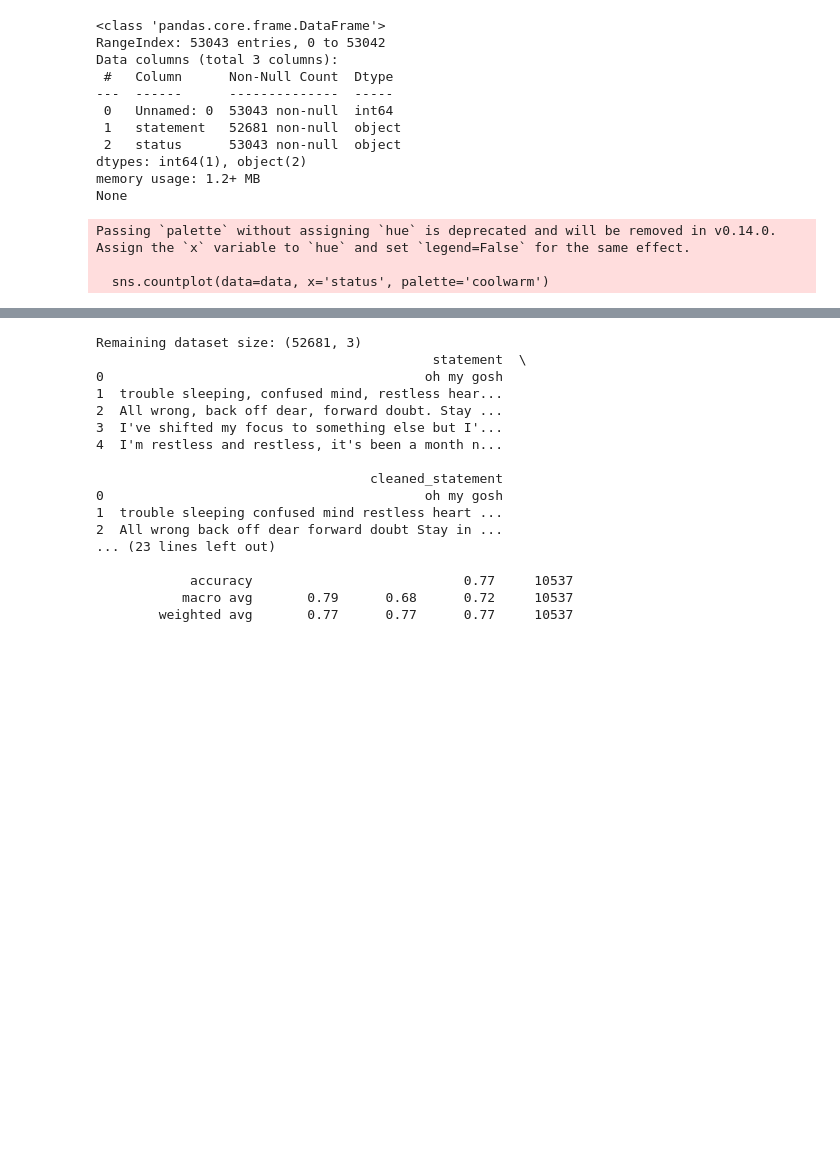
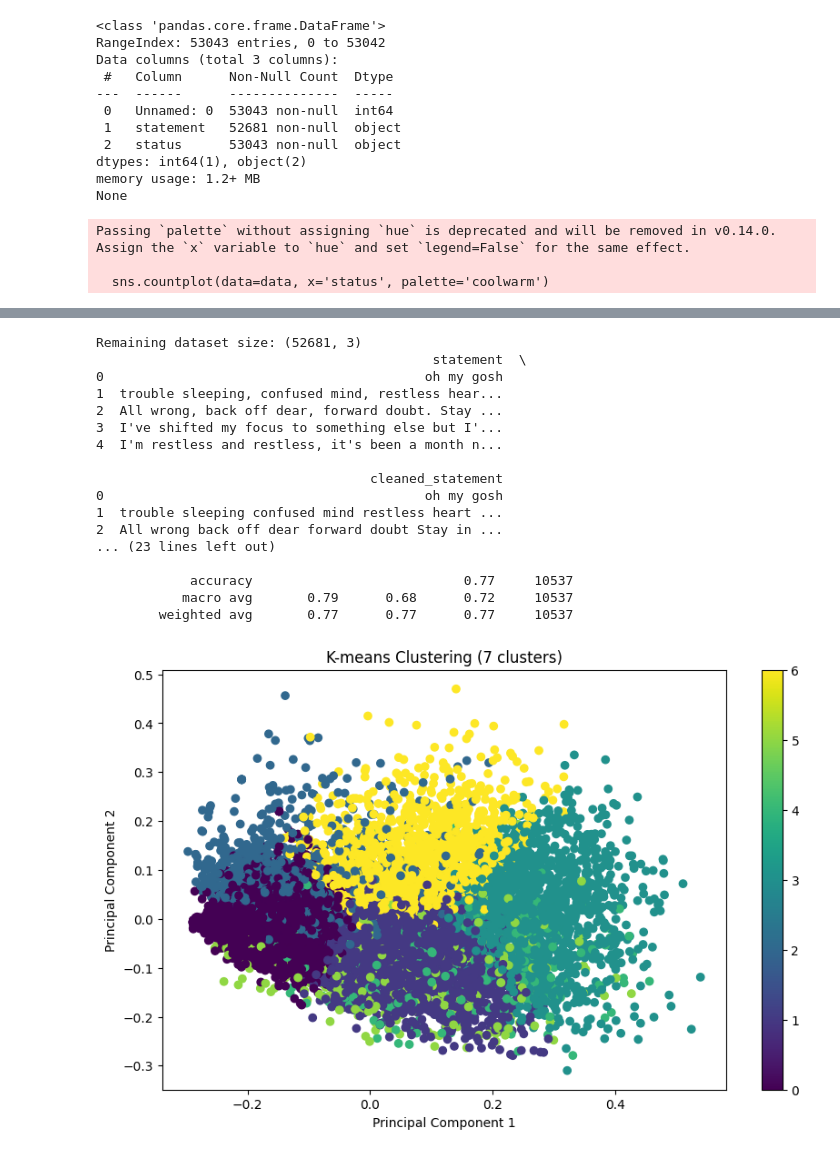
Before and after one commit to xebelge/mental-health-classification-project, a Jupyter notebook: mental-health-classification.ipynb, the cells around one changed output, grey strips where cells are left out. Drawn from its saved outputs; the diff is of its cells as text; code cells hidden in the pictures; blank space fills up the shorter version.

```diff
--- a/mental-health-classification.ipynb
+++ b/mental-health-classification.ipynb
@@ -11,6 +11,8 @@ from sklearn.feature_extraction.text import TfidfVectorizer
 from sklearn.model_selection import train_test_split
 from sklearn.linear_model import LogisticRegression
 from sklearn.metrics import classification_report, confusion_matrix
+from sklearn.cluster import KMeans
+from sklearn.decomposition import PCA
 
 # Load the dataset
 data = pd.read_csv('Combined Data.csv')
@@ -76,36 +78,60 @@ print(confusion_matrix(y_test, y_pred))
 
 print("\nClassification Report:")
 print(classification_report(y_test, y_pred))
+
+# ----- Unsupervised Learning (K-means Clustering) -----
+
+# K-means clustering (k=7 because we have 7 mental health statuses)
+kmeans = KMeans(n_clusters=7, n_init=10, random_state=42)
+
+# Fit the K-means model on the training data
+kmeans.fit(X_train)
+
+# Predict clusters on the test set
+clusters = kmeans.predict(X_test)
+
+# Visualizing clusters using PCA (Principal Component Analysis) for 2D projection
+pca = PCA(n_components=2)
+X_test_pca = pca.fit_transform(X_test)
+
+plt.figure(figsize=(10, 6))
+plt.scatter(X_test_pca[:, 0], X_test_pca[:, 1], c=clusters, cmap='viridis', marker='o')
+plt.title('K-means Clustering (7 clusters)')
+plt.xlabel('Principal Component 1')
+plt.ylabel('Principal Component 2')
+plt.colorbar()
+plt.show()
 # %% [output]
 <class 'pandas.core.frame.DataFrame'>
 RangeIndex: 53043 entries, 0 to 53042
 Data columns (total 3 columns):
  #   Column      Non-Null Count  Dtype
 ---  ------      --------------  -----
  0   Unnamed: 0  53043 non-null  int64
  1   statement   52681 non-null  object
  2   status      53043 non-null  object
 dtypes: int64(1), object(2)
 memory usage: 1.2+ MB
 None
 Passing `palette` without assigning `hue` is deprecated and will be removed in v0.14.0. Assign the `x` variable to `hue` and set `legend=False` for the same effect.
 
   sns.countplot(data=data, x='status', palette='coolwarm')
 [figure]
 Remaining dataset size: (52681, 3)
                                            statement  \
 0                                         oh my gosh
 1  trouble sleeping, confused mind, restless hear...
 2  All wrong, back off dear, forward doubt. Stay ...
 3  I've shifted my focus to something else but I'...
 4  I'm restless and restless, it's been a month n...
 
                                    cleaned_statement
 0                                         oh my gosh
 1  trouble sleeping confused mind restless heart ...
 2  All wrong back off dear forward doubt Stay in ...
 ... (23 lines left out)
 
             accuracy                           0.77     10537
            macro avg       0.79      0.68      0.72     10537
         weighted avg       0.77      0.77      0.77     10537
+[figure, added]
```
